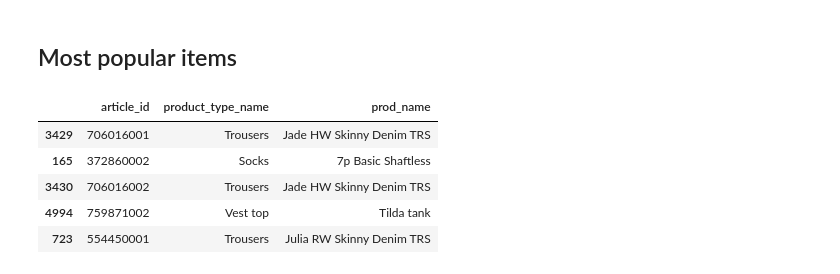
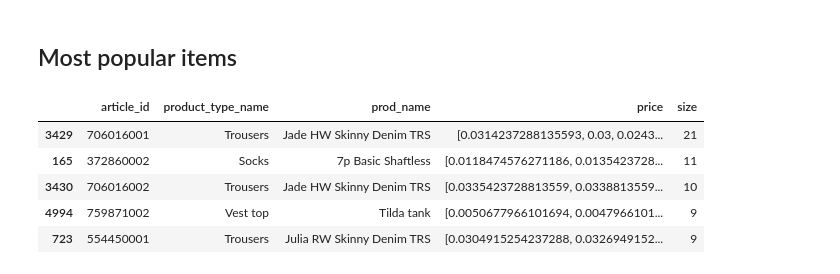
Before and after one commit to dinhln03/dotdotdot, a Jupyter notebook: notebooks/001-eda.ipynb, the cells around one changed output. Drawn from its saved outputs; the diff is of its cells as text; code cells hidden in the pictures.

```diff
--- a/notebooks/001-eda.ipynb
+++ b/notebooks/001-eda.ipynb
@@ -311,18 +304,20 @@ plot_user_rating_distribution(train_sample_df, col="article_id", width=None)
 # %%
 popular_items_df = (
     train_sample_df.groupby(["article_id"], as_index = False)      # do not create article_id as index, so when .size(), we can obtain DataFrame
-    .size()
+    .agg(
+    size = ("customer_id" , "size"),
+    price = ("price", lambda x: list(x)))
     .pipe(lambda df : pd.merge(df, article_metadata_raw_df, how = "left", on = "article_id"))
-    .sort_values("size", ascending = False)[["article_id", "product_type_name", "prod_name"]]
+    .sort_values("size", ascending = False)[["article_id", "product_type_name", "prod_name", "price", "size"]]
     .head(5)
 )
 
 with pd.option_context("display.max_colwidth", None):
     display(popular_items_df)
 # %% [output]
-|  | article_id | product_type_name | prod_name |
-| 3429 | 706016001 | Trousers | Jade HW Skinny Denim TRS |
-| 165 | 372860002 | Socks | 7p Basic Shaftless |
-| 3430 | 706016002 | Trousers | Jade HW Skinny Denim TRS |
-| 4994 | 759871002 | Vest top | Tilda tank |
-| 723 | 554450001 | Trousers | Julia RW Skinny Denim TRS |
+|  | article_id | product_type_name | prod_name | price | size |
+| 3429 | 706016001 | Trousers | Jade HW Skinny Denim TRS | [0.0314237288135593, 0.03, 0.0243... | 21 |
+| 165 | 372860002 | Socks | 7p Basic Shaftless | [0.0118474576271186, 0.0135423728... | 11 |
+| 3430 | 706016002 | Trousers | Jade HW Skinny Denim TRS | [0.0335423728813559, 0.0338813559... | 10 |
+| 4994 | 759871002 | Vest top | Tilda tank | [0.0050677966101694, 0.0047966101... | 9 |
+| 723 | 554450001 | Trousers | Julia RW Skinny Denim TRS | [0.0304915254237288, 0.0326949152... | 9 |
```
Also changed, not shown: parts of 13 cells of this notebook, 2 other files.
